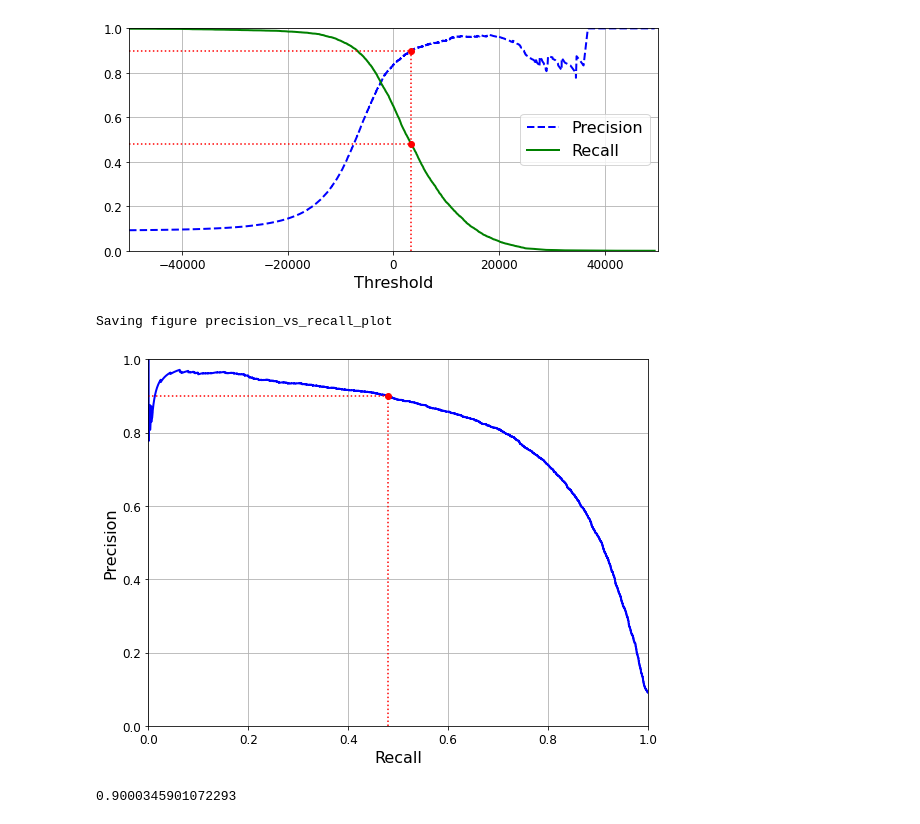
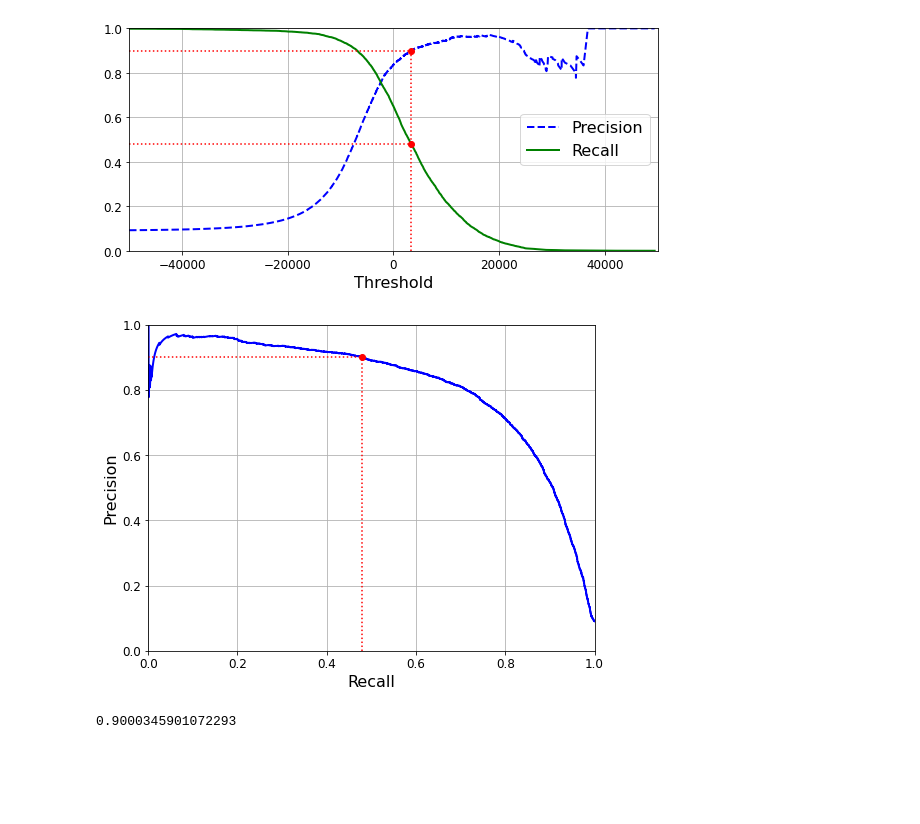
Before and after one commit to fpinell/hands_on_python_for_ds, a Jupyter notebook: notebooks/phd/Lesson_3_Supervised_Learning.ipynb, the cells around one changed output. Cells and saved outputs as stored; diff of their text form; code cells hidden in the pictures; blank space fills up the shorter version.

```diff
--- a/notebooks/phd/Lesson_3_Supervised_Learning.ipynb
+++ b/notebooks/phd/Lesson_3_Supervised_Learning.ipynb
@@ -1334,21 +1504,20 @@ Saving figure precision_recall_vs_threshold_plot
 # %%
 def plot_precision_vs_recall(precisions, recalls):
     plt.plot(recalls, precisions, "b-", linewidth=2)
     plt.xlabel("Recall", fontsize=16)
     plt.ylabel("Precision", fontsize=16)
     plt.axis([0, 1, 0, 1])
     plt.grid(True)
 
 plt.figure(figsize=(8, 6))
 plot_precision_vs_recall(precisions, recalls)
 plt.plot([recall_90_precision, recall_90_precision], [0., 0.9], "r:")
 plt.plot([0.0, recall_90_precision], [0.9, 0.9], "r:")
 plt.plot([recall_90_precision], [0.9], "ro")
-save_fig("precision_vs_recall_plot")
+# save_fig("precision_vs_recall_plot")
 plt.show()
 # %% [output]
-Saving figure precision_vs_recall_plot
-[figure, old version]
+[figure, new version]
 # %%
 threshold_90_precision = thresholds[np.argmax(precisions >= 0.90)]
 # %%
```
Also changed, not shown: parts of 52 cells of this notebook.
